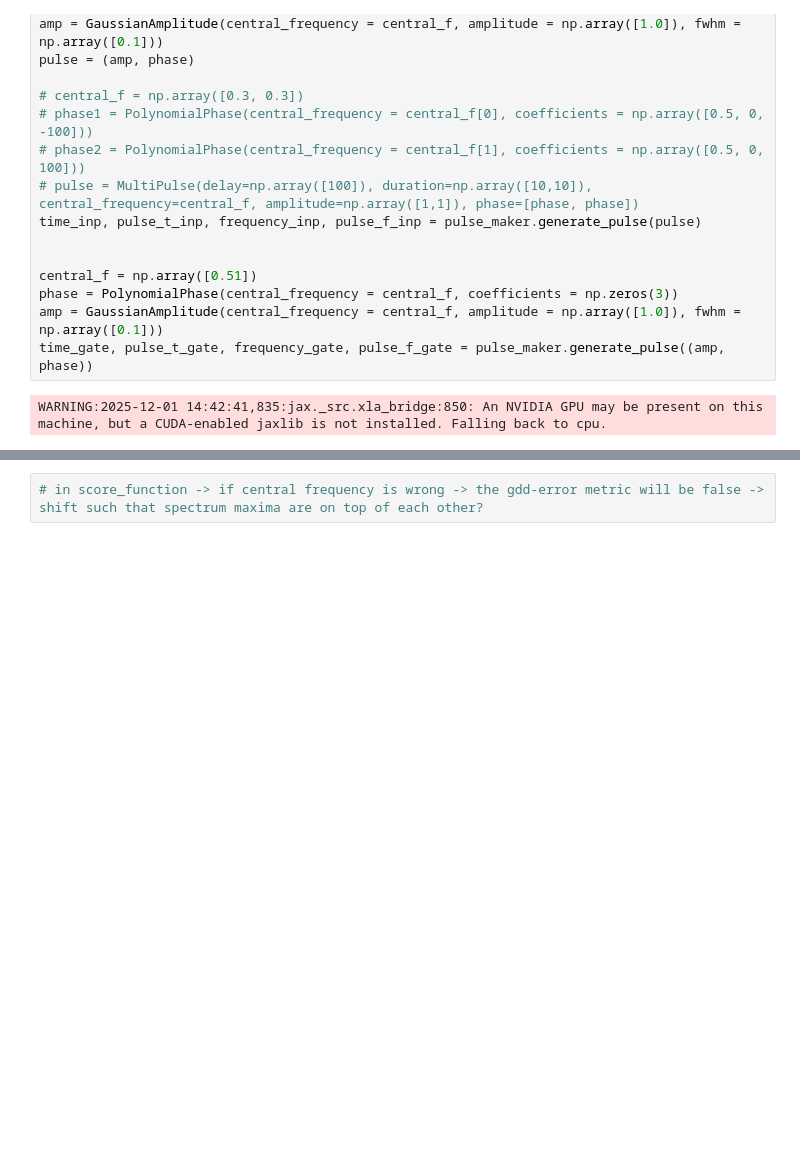
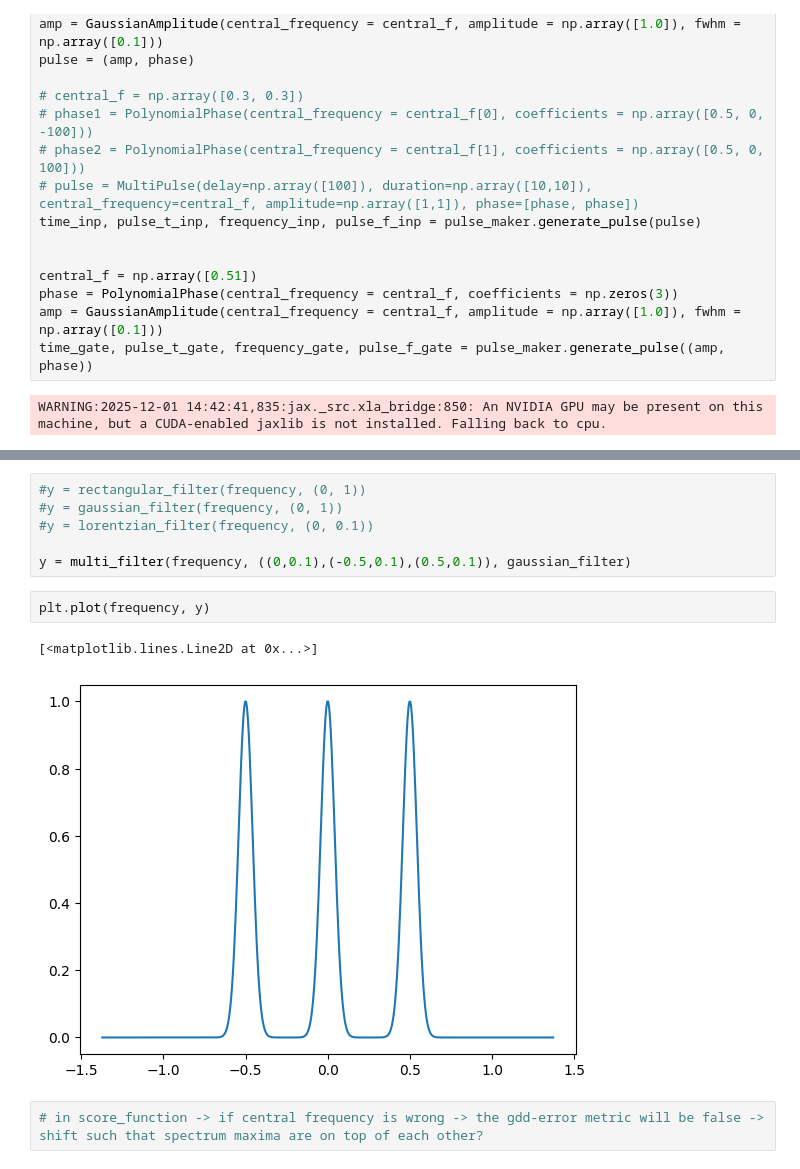
Before and after one commit to matillda123/Pulse-Retrieval-with-Jax, a Jupyter notebook: _usage_example.ipynb, the cells around one changed output, grey strips where cells are left out. Saved outputs shown, nothing was run; the diff lists cells and outputs as text; blank space fills up the shorter version.

Commit message:
All tests passed, added spectral_filter_funcs

```diff
--- a/_usage_example.ipynb
+++ b/_usage_example.ipynb
@@ -30,3 +73,14 @@ WARNING:2025-12-01 14:42:41,835:jax._src.xla_bridge:850: An NVIDIA GPU may be pr
+# %%
+#y = rectangular_filter(frequency, (0, 1))
+#y = gaussian_filter(frequency, (0, 1))
+#y = lorentzian_filter(frequency, (0, 0.1))
+
+y = multi_filter(frequency, ((0,0.1),(-0.5,0.1),(0.5,0.1)), gaussian_filter)
+# %%
+plt.plot(frequency, y)
+# %% [output]
+[<matplotlib.lines.Line2D at 0x...>]
+[figure, added]
 # %%
 # in score_function -> if central frequency is wrong -> the gdd-error metric will be false -> shift such that spectrum maxima are on top of each other?
 # %%
```
Also changed, not shown: parts of 1 cell of this notebook, 20 other files.
